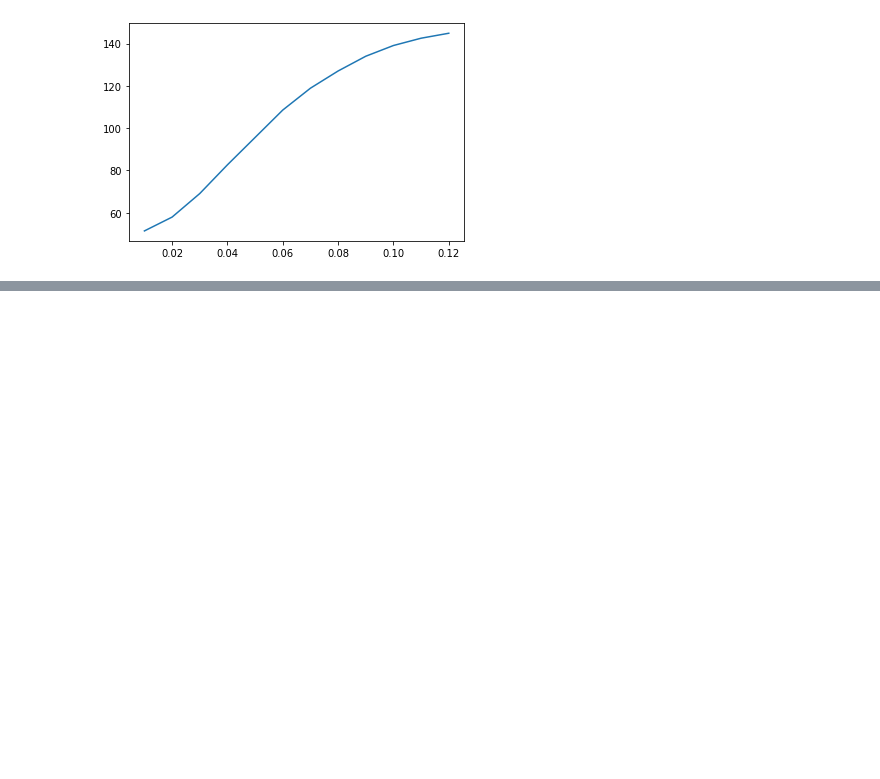
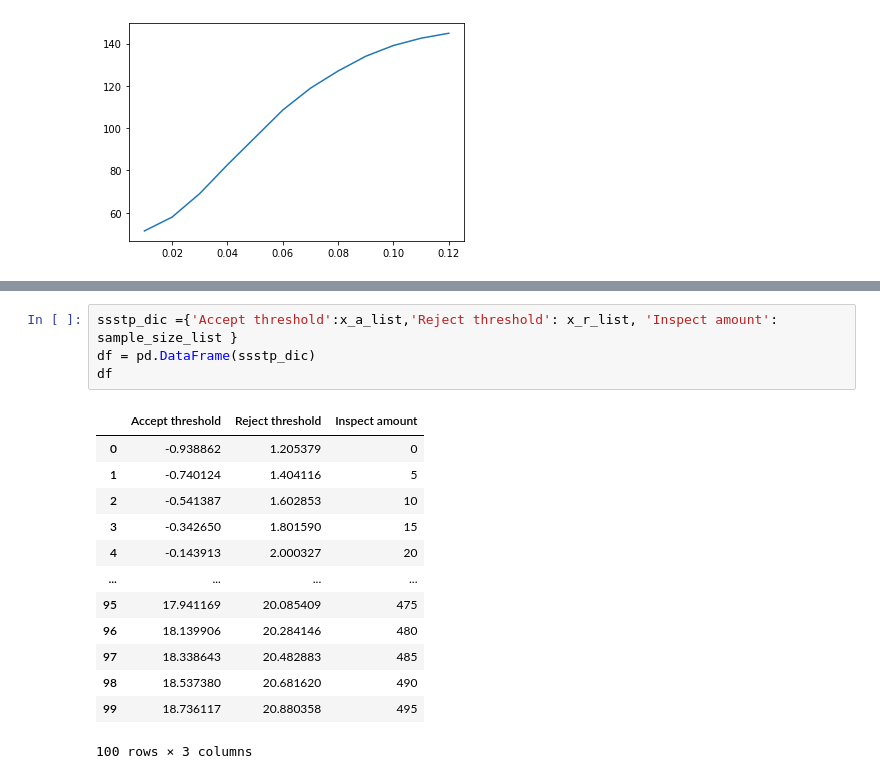
Before and after one commit to qhxxsb/AE-VAE-SOM, a Jupyter notebook: Sampling_Note.ipynb, the cells around one changed output, grey strips where cells are left out. Saved outputs shown, nothing was run; the diff lists cells and outputs as text; blank space fills up the shorter version.

Commit message:
Add SSSTP

```diff
--- a/Sampling_Note.ipynb
+++ b/Sampling_Note.ipynb
@@ -248,0 +304,18 @@ df
+# %%
+ssstp_dic ={'Accept threshold':x_a_list,'Reject threshold': x_r_list, 'Inspect amount': sample_size_list }
+df = pd.DataFrame(ssstp_dic)
+df
+# %% [output]
+|  | Accept threshold | Reject threshold | Inspect amount |
+| 0 | -0.938862 | 1.205379 | 0 |
+| 1 | -0.740124 | 1.404116 | 5 |
+| 2 | -0.541387 | 1.602853 | 10 |
+| 3 | -0.342650 | 1.801590 | 15 |
+| 4 | -0.143913 | 2.000327 | 20 |
+| ... | ... | ... | ... |
+| 95 | 17.941169 | 20.085409 | 475 |
+| 96 | 18.139906 | 20.284146 | 480 |
+| 97 | 18.338643 | 20.482883 | 485 |
+| 98 | 18.537380 | 20.681620 | 490 |
+| 99 | 18.736117 | 20.880358 | 495 |
+100 rows × 3 columns
```
Also changed, not shown: parts of 5 cells of this notebook.
